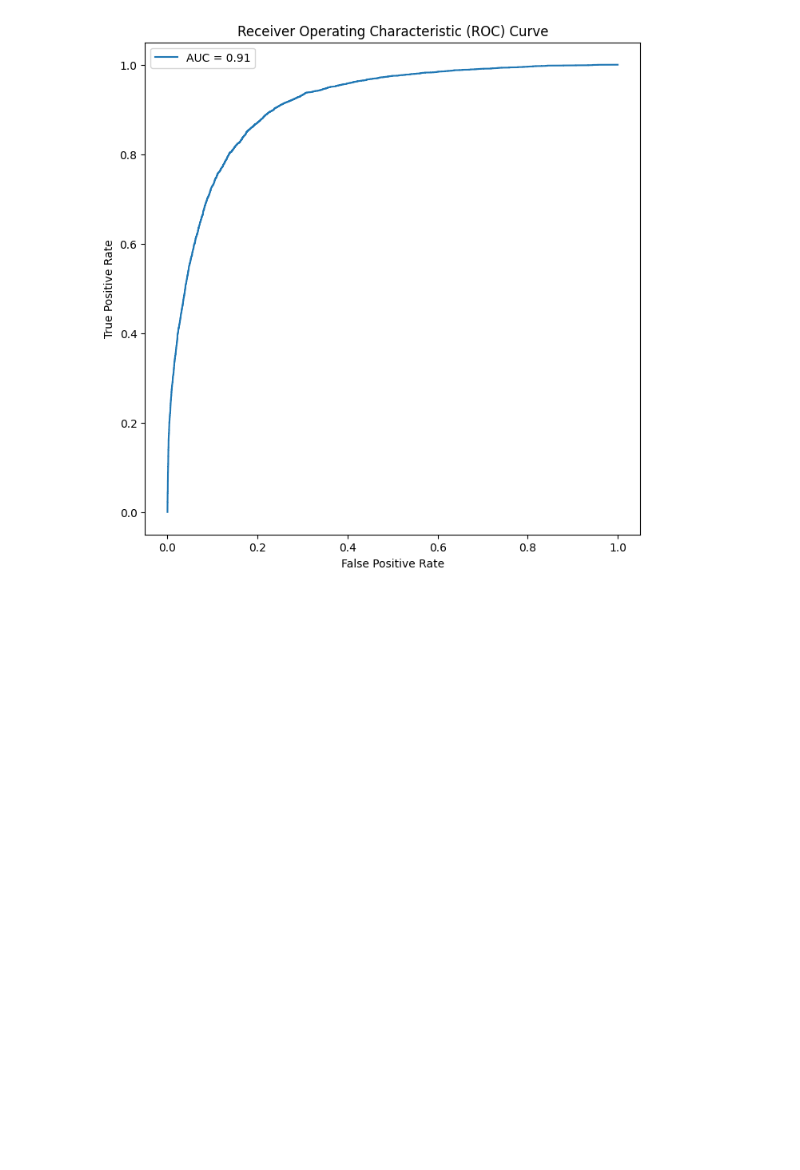
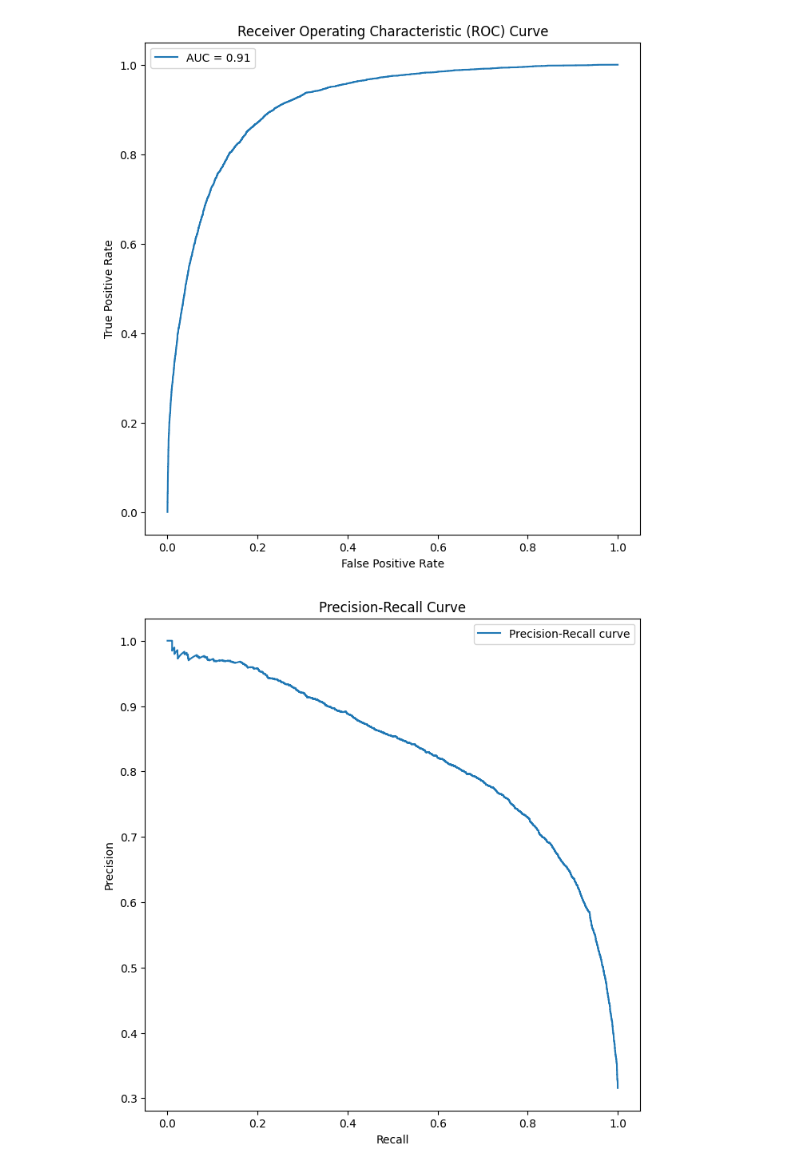
Before and after one commit to Dern965/ProyectoDaad, a Jupyter notebook: Proyecto.ipynb, the cells around one changed output. Drawn from its saved outputs; the diff is of its cells as text; code cells hidden in the pictures; blank space fills up the shorter version.

```diff
--- a/Proyecto.ipynb
+++ b/Proyecto.ipynb
@@ -593,7 +601,7 @@ plt.show()
 # Interpretacion
 # %%
 kF = KFold(n_splits=10, shuffle=True, random_state=42)
-Y_pred_cv = cross_val_predict(polyreg, features, target, cv=k_fold)
+Y_pred_cv = cross_val_predict(polyreg, x, y, cv=k_fold)
 # %%
 accuracyPR = accuracy_score(binary_target, (Y_pred_cv > threshold).astype(int))
 conf_matrixPR = confusion_matrix(binary_target, (Y_pred_cv > threshold).astype(int))
@@ -630,3 +638,15 @@ plt.legend()
 plt.show()
 # %% [output]
 [figure]
+# %%
+precision, recall, _ = precision_recall_curve(binary_target, Y_pred_cv)
+
+plt.figure(figsize=(8, 8))
+plt.plot(recall, precision, label='Precision-Recall curve')
+plt.title('Precision-Recall Curve')
+plt.xlabel('Recall')
+plt.ylabel('Precision')
+plt.legend()
+plt.show()
+# %% [output]
+[figure, added]
```
Also changed, not shown: parts of 4 cells of this notebook.
